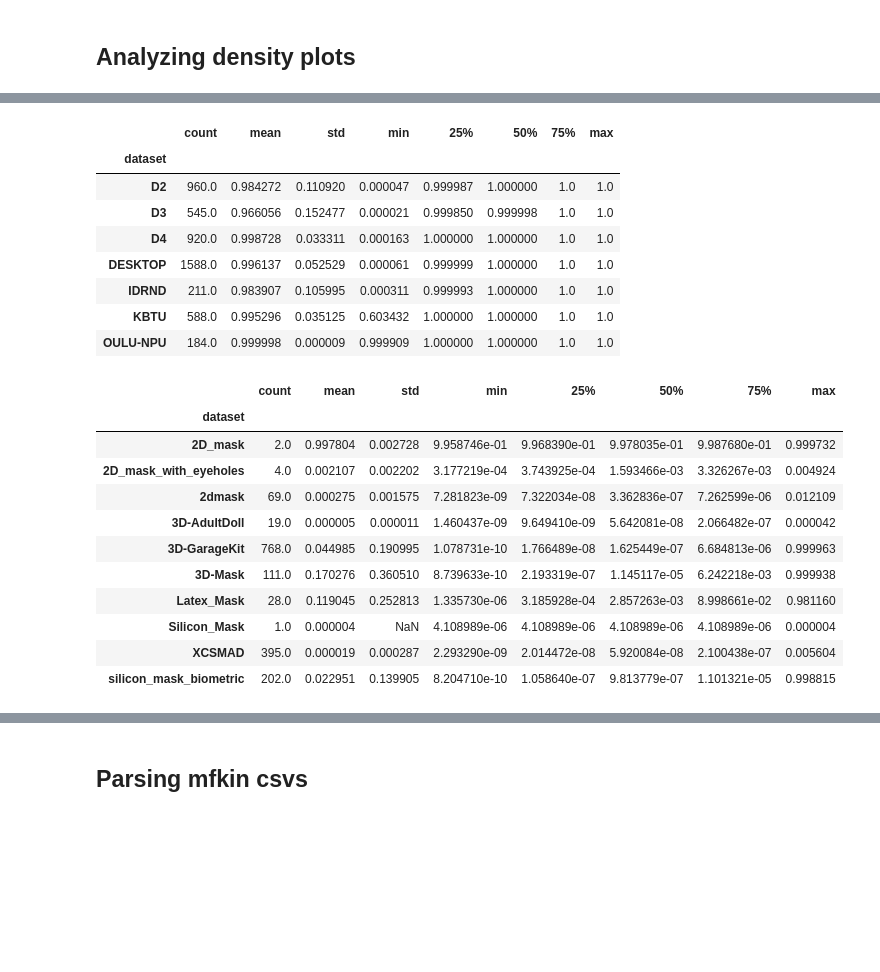
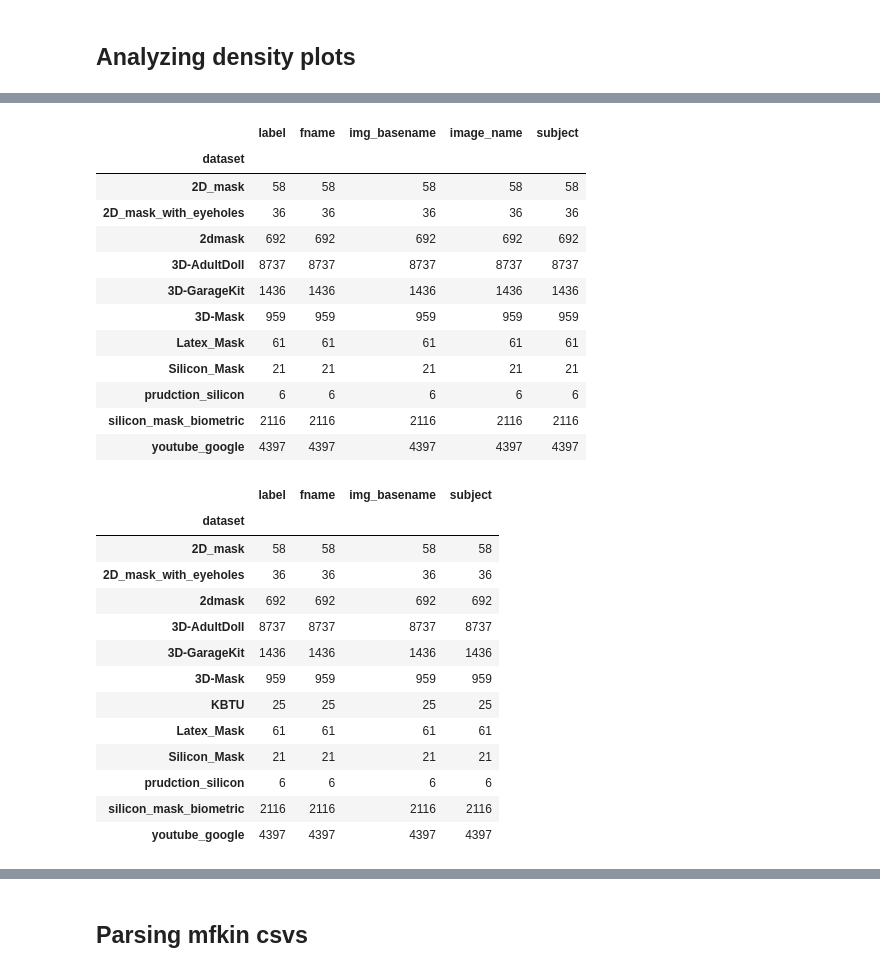
Before and after one commit to biometrickz/SSAN, a Jupyter notebook: Untitled.ipynb, the cells around one changed output, grey strips where cells are left out. Saved outputs shown, nothing was run; the diff lists cells and outputs as text; code cells hidden in the pictures; blank space fills up the shorter version.

```diff
--- a/Untitled.ipynb
+++ b/Untitled.ipynb
@@ -515,6 +565,9 @@ Best Gini index: 0.9676924518338075
 ## Analyzing density plots
 # %%
 import os
-df = pd.read_csv('data/completed_test.csv')
+import pandas as pd
+df = pd.read_csv('data/full_mask_detection_dataset.csv')
+# df = df.rename(columns={'image_name': 'fname'})
+# df = pd.read_csv('data/completed_test.csv')
 df['img_basename'] = df['image_name'].apply(lambda x: os.path.basename(x))
-df
+# df[df['label']==1].groupby(['dataset']).count()
@@ -576,6 +613,6 @@ test_data
 # %%
-test_data = pd.merge(test_data, df, on='img_basename', how='left')
-test_data = test_data.drop(columns=['label_y', 'image_name'])
-test_data = test_data.rename(columns={"label_x":"label"})
+test_data = pd.merge(test_data, df, left_on=['img_basename', 'label'], right_on = ['img_basename', 'label'], how='left')
+# test_data = test_data.drop(columns=['label_y', 'fname'])
+# test_data = test_data.rename(columns={"label_x":"label"})
 test_data
 # %% [output]
@@ -595,4 +632,4 @@ test_data
 # %%
-import math
-test_data['dataset'] = test_data['dataset'].apply(lambda x: 'XCSMAD' if type(x)!= str and math.isnan(x) else x)
-test_data
+# import math
+# test_data['dataset'] = test_data['dataset'].apply(lambda x: 'XCSMAD' if type(x)!= str and math.isnan(x) else x)
+# test_data
@@ -613,30 +653,37 @@ test_data
 # %%
-test_data[test_data['label']==1].groupby(['dataset'])['score'].describe()
+test_data[test_data['label']==0].groupby(['dataset']).count()
 # %% [output]
-|  | count | mean | std | min | 25% | 50% | 75% | max |
-| dataset |  |  |  |  |  |  |  |  |
-| D2 | 960.0 | 0.984272 | 0.110920 | 0.000047 | 0.999987 | 1.000000 | 1.0 | 1.0 |
-| D3 | 545.0 | 0.966056 | 0.152477 | 0.000021 | 0.999850 | 0.999998 | 1.0 | 1.0 |
-| D4 | 920.0 | 0.998728 | 0.033311 | 0.000163 | 1.000000 | 1.000000 | 1.0 | 1.0 |
-| DESKTOP | 1588.0 | 0.996137 | 0.052529 | 0.000061 | 0.999999 | 1.000000 | 1.0 | 1.0 |
-| IDRND | 211.0 | 0.983907 | 0.105995 | 0.000311 | 0.999993 | 1.000000 | 1.0 | 1.0 |
-| KBTU | 588.0 | 0.995296 | 0.035125 | 0.603432 | 1.000000 | 1.000000 | 1.0 | 1.0 |
-| OULU-NPU | 184.0 | 0.999998 | 0.000009 | 0.999909 | 1.000000 | 1.000000 | 1.0 | 1.0 |
+|  | label | fname | img_basename | image_name | subject |
+| dataset |  |  |  |  |  |
+| 2D_mask | 58 | 58 | 58 | 58 | 58 |
+| 2D_mask_with_eyeholes | 36 | 36 | 36 | 36 | 36 |
+| 2dmask | 692 | 692 | 692 | 692 | 692 |
+| 3D-AdultDoll | 8737 | 8737 | 8737 | 8737 | 8737 |
+| 3D-GarageKit | 1436 | 1436 | 1436 | 1436 | 1436 |
+| 3D-Mask | 959 | 959 | 959 | 959 | 959 |
+| Latex_Mask | 61 | 61 | 61 | 61 | 61 |
+| Silicon_Mask | 21 | 21 | 21 | 21 | 21 |
+| prudction_silicon | 6 | 6 | 6 | 6 | 6 |
+| silicon_mask_biometric | 2116 | 2116 | 2116 | 2116 | 2116 |
+| youtube_google | 4397 | 4397 | 4397 | 4397 | 4397 |
 # %%
-test_data[test_data['label']==0].groupby(['dataset'])['score'].describe()
+# test_data[test_data['label']==0].groupby(['dataset'])['score'].describe()
+test_data[test_data['label']==0].groupby(['dataset']).count()
 # %% [output]
-|  | count | mean | std | min | 25% | 50% | 75% | max |
-| dataset |  |  |  |  |  |  |  |  |
-| 2D_mask | 2.0 | 0.997804 | 0.002728 | 9.958746e-01 | 9.968390e-01 | 9.978035e-01 | 9.987680e-01 | 0.999732 |
-| 2D_mask_with_eyeholes | 4.0 | 0.002107 | 0.002202 | 3.177219e-04 | 3.743925e-04 | 1.593466e-03 | 3.326267e-03 | 0.004924 |
-| 2dmask | 69.0 | 0.000275 | 0.001575 | 7.281823e-09 | 7.322034e-08 | 3.362836e-07 | 7.262599e-06 | 0.012109 |
-| 3D-AdultDoll | 19.0 | 0.000005 | 0.000011 | 1.460437e-09 | 9.649410e-09 | 5.642081e-08 | 2.066482e-07 | 0.000042 |
-| 3D-GarageKit | 768.0 | 0.044985 | 0.190995 | 1.078731e-10 | 1.766489e-08 | 1.625449e-07 | 6.684813e-06 | 0.999963 |
-| 3D-Mask | 111.0 | 0.170276 | 0.360510 | 8.739633e-10 | 2.193319e-07 | 1.145117e-05 | 6.242218e-03 | 0.999938 |
-| Latex_Mask | 28.0 | 0.119045 | 0.252813 | 1.335730e-06 | 3.185928e-04 | 2.857263e-03 | 8.998661e-02 | 0.981160 |
-| Silicon_Mask | 1.0 | 0.000004 | NaN | 4.108989e-06 | 4.108989e-06 | 4.108989e-06 | 4.108989e-06 | 0.000004 |
-| XCSMAD | 395.0 | 0.000019 | 0.000287 | 2.293290e-09 | 2.014472e-08 | 5.920084e-08 | 2.100438e-07 | 0.005604 |
-| silicon_mask_biometric | 202.0 | 0.022951 | 0.139905 | 8.204710e-10 | 1.058640e-07 | 9.813779e-07 | 1.101321e-05 | 0.998815 |
+|  | label | fname | img_basename | subject |
+| dataset |  |  |  |  |
+| 2D_mask | 58 | 58 | 58 | 58 |
+| 2D_mask_with_eyeholes | 36 | 36 | 36 | 36 |
+| 2dmask | 692 | 692 | 692 | 692 |
+| 3D-AdultDoll | 8737 | 8737 | 8737 | 8737 |
+| 3D-GarageKit | 1436 | 1436 | 1436 | 1436 |
+| 3D-Mask | 959 | 959 | 959 | 959 |
+| KBTU | 25 | 25 | 25 | 25 |
+| Latex_Mask | 61 | 61 | 61 | 61 |
+| Silicon_Mask | 21 | 21 | 21 | 21 |
+| prudction_silicon | 6 | 6 | 6 | 6 |
+| silicon_mask_biometric | 2116 | 2116 | 2116 | 2116 |
+| youtube_google | 4397 | 4397 | 4397 | 4397 |
 # %%
 plt.figure(figsize=(10, 4))
 sns.kdeplot(data=test_data[test_data['label']==1], x="score", hue="dataset", fill=True, common_norm=False, alpha=0.4, legend=True)
```
Also changed, not shown: parts of 57 cells of this notebook, 8 other files.
